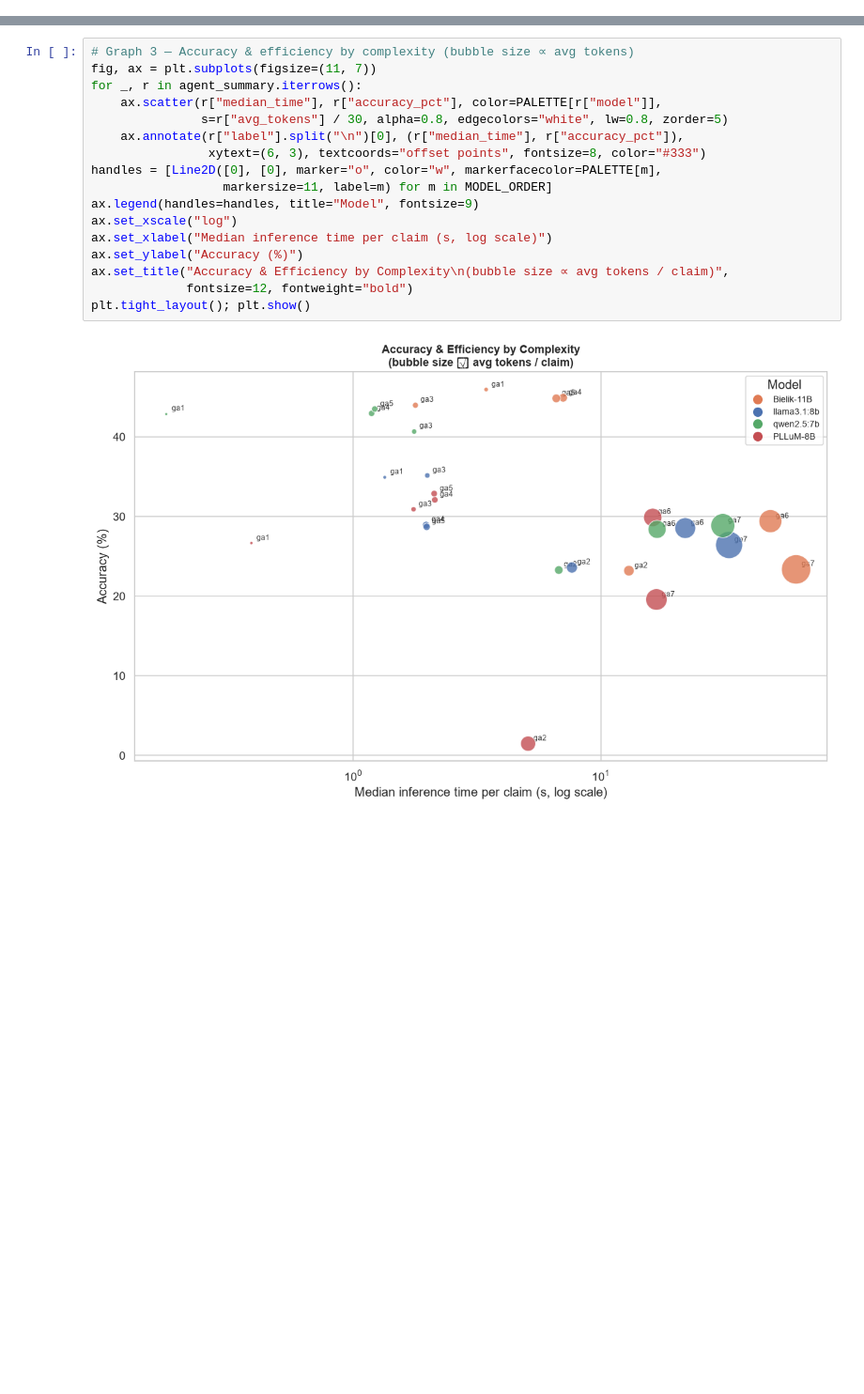
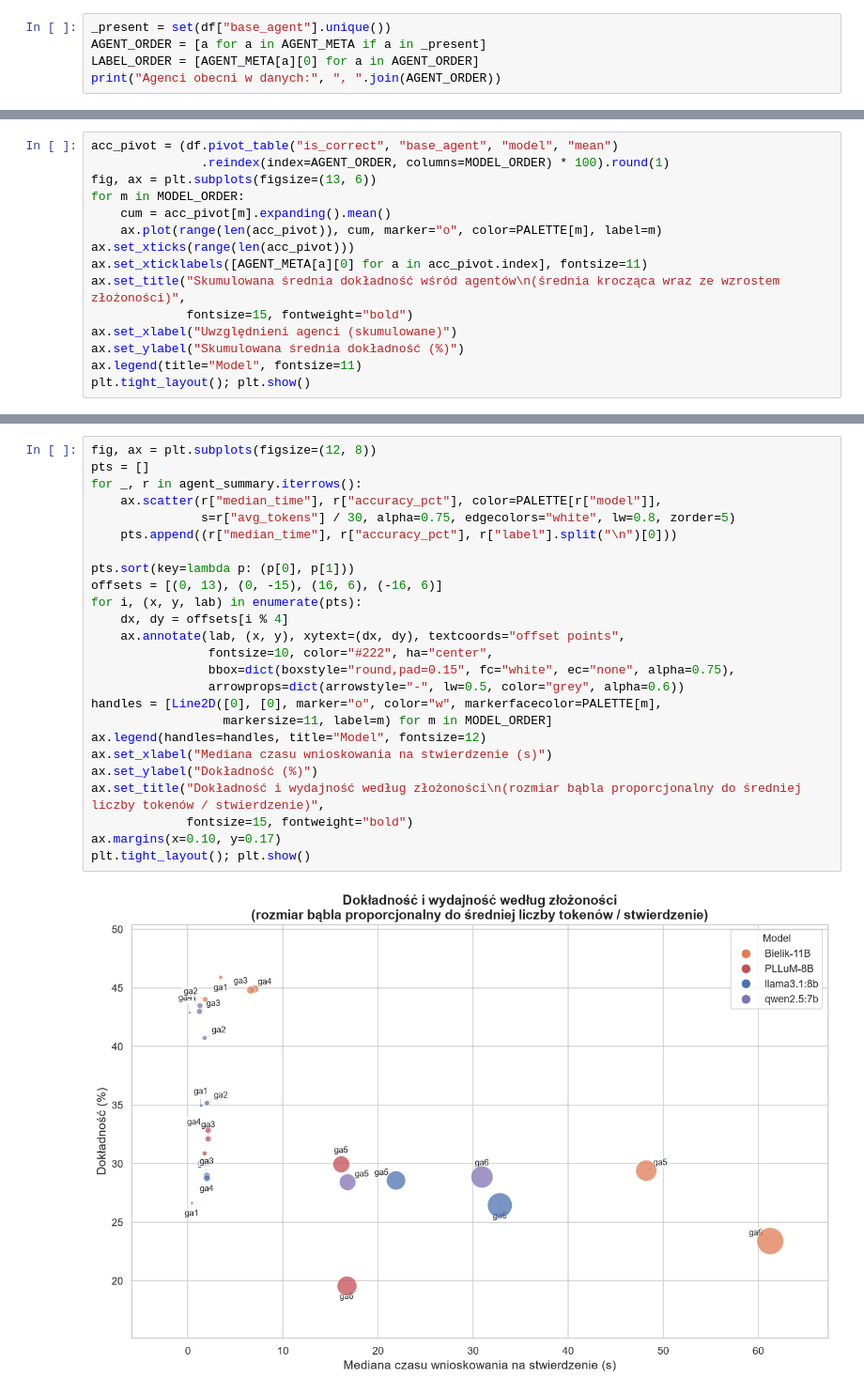
Before and after one commit to Wilsonuep/claims_processing, a Jupyter notebook: notebooks/model_evaluation_analysis.ipynb, the cells around one changed output, grey strips where cells are left out. Shown at 94% size. Saved outputs shown, nothing was run; the diff lists cells and outputs as text; blank space fills up the shorter version.

Commit message:
Coomit of fixing graphs 1/2

```diff
--- a/notebooks/model_evaluation_analysis.ipynb
+++ b/notebooks/model_evaluation_analysis.ipynb
@@ -87,0 +105,5 @@ df.head(3)
+# %%
+_present = set(df["base_agent"].unique())
+AGENT_ORDER = [a for a in AGENT_META if a in _present]
+LABEL_ORDER = [AGENT_META[a][0] for a in AGENT_ORDER]
+print("Agenci obecni w danych:", ", ".join(AGENT_ORDER))
@@ -171,0 +266,15 @@ plt.tight_layout(); plt.show()
+# %%
+acc_pivot = (df.pivot_table("is_correct", "base_agent", "model", "mean")
+               .reindex(index=AGENT_ORDER, columns=MODEL_ORDER) * 100).round(1)
+fig, ax = plt.subplots(figsize=(13, 6))
+for m in MODEL_ORDER:
+    cum = acc_pivot[m].expanding().mean()
+    ax.plot(range(len(acc_pivot)), cum, marker="o", color=PALETTE[m], label=m)
+ax.set_xticks(range(len(acc_pivot)))
+ax.set_xticklabels([AGENT_META[a][0] for a in acc_pivot.index], fontsize=11)
+ax.set_title("Skumulowana średnia dokładność wśród agentów\n(średnia krocząca wraz ze wzrostem złożoności)",
+             fontsize=15, fontweight="bold")
+ax.set_xlabel("Uwzględnieni agenci (skumulowane)")
+ax.set_ylabel("Skumulowana średnia dokładność (%)")
+ax.legend(title="Model", fontsize=11)
+plt.tight_layout(); plt.show()
@@ -189,19 +338,27 @@ plt.tight_layout(); plt.show()
 # %%
-# Graph 3 — Accuracy & efficiency by complexity (bubble size ∝ avg tokens)
-fig, ax = plt.subplots(figsize=(11, 7))
+fig, ax = plt.subplots(figsize=(12, 8))
+pts = []
 for _, r in agent_summary.iterrows():
     ax.scatter(r["median_time"], r["accuracy_pct"], color=PALETTE[r["model"]],
-               s=r["avg_tokens"] / 30, alpha=0.8, edgecolors="white", lw=0.8, zorder=5)
-    ax.annotate(r["label"].split("\n")[0], (r["median_time"], r["accuracy_pct"]),
-                xytext=(6, 3), textcoords="offset points", fontsize=8, color="#333")
+               s=r["avg_tokens"] / 30, alpha=0.75, edgecolors="white", lw=0.8, zorder=5)
+    pts.append((r["median_time"], r["accuracy_pct"], r["label"].split("\n")[0]))
+
+pts.sort(key=lambda p: (p[0], p[1]))
+offsets = [(0, 13), (0, -15), (16, 6), (-16, 6)]
+for i, (x, y, lab) in enumerate(pts):
+    dx, dy = offsets[i % 4]
+    ax.annotate(lab, (x, y), xytext=(dx, dy), textcoords="offset points",
+                fontsize=10, color="#222", ha="center",
+                bbox=dict(boxstyle="round,pad=0.15", fc="white", ec="none", alpha=0.75),
+                arrowprops=dict(arrowstyle="-", lw=0.5, color="grey", alpha=0.6))
 handles = [Line2D([0], [0], marker="o", color="w", markerfacecolor=PALETTE[m],
                   markersize=11, label=m) for m in MODEL_ORDER]
-ax.legend(handles=handles, title="Model", fontsize=9)
-ax.set_xscale("log")
-ax.set_xlabel("Median inference time per claim (s, log scale)")
-ax.set_ylabel("Accuracy (%)")
-ax.set_title("Accuracy & Efficiency by Complexity\n(bubble size ∝ avg tokens / claim)",
-             fontsize=12, fontweight="bold")
+ax.legend(handles=handles, title="Model", fontsize=12)
+ax.set_xlabel("Mediana czasu wnioskowania na stwierdzenie (s)")
+ax.set_ylabel("Dokładność (%)")
+ax.set_title("Dokładność i wydajność według złożoności\n(rozmiar bąbla proporcjonalny do średniej liczby tokenów / stwierdzenie)",
+             fontsize=15, fontweight="bold")
+ax.margins(x=0.10, y=0.17)
 plt.tight_layout(); plt.show()
 # %% [output]
-[figure, old version]
+[figure, new version]
```
Also changed, not shown: parts of 46 cells of this notebook, 2 other files.
